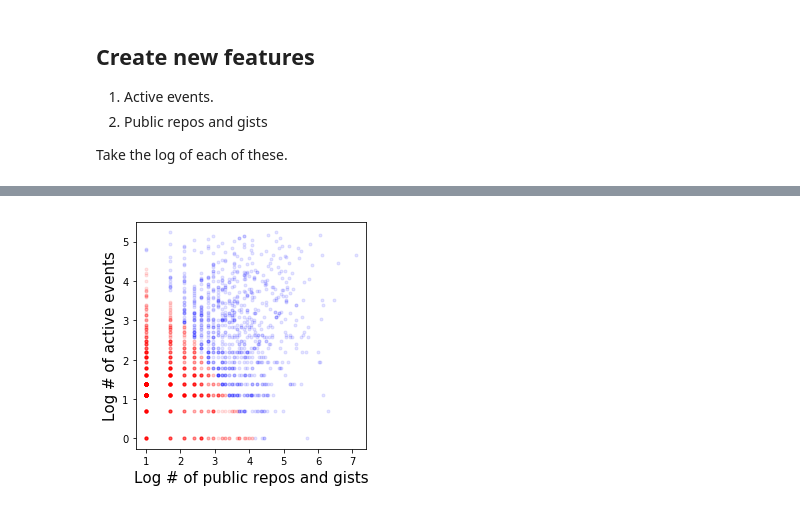
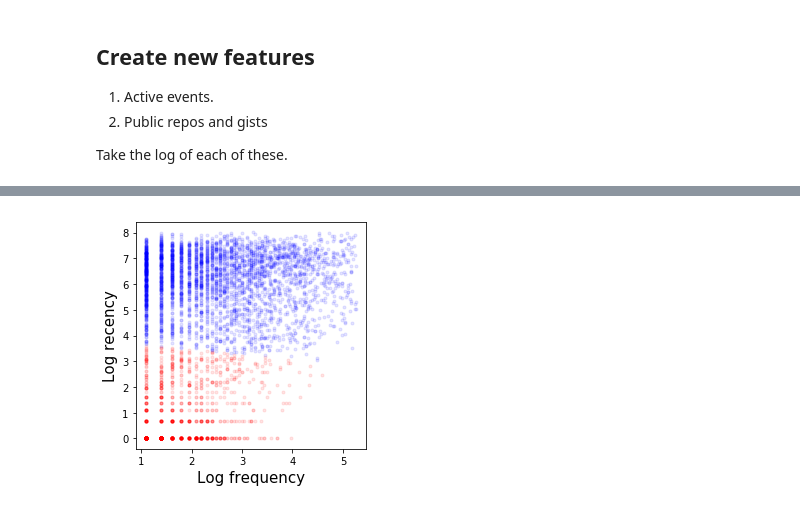
Before and after one commit to bps10/github-churn, a Jupyter notebook: Model_KMeans_segmentation.ipynb, the cells around one changed output, grey strips where cells are left out. Drawn from its saved outputs; the diff is of its cells as text; code cells hidden in the pictures.

```diff
--- a/Model_KMeans_segmentation.ipynb
+++ b/Model_KMeans_segmentation.ipynb
@@ -29,5 +29,5 @@ churn_data = _data.filter(_data.company == 0)
 
 Take the log of each of these.
 # %%
-churn_data = h.create_KMeans_features(churn_data)
+churn_data = h.create_KMeans_features(churn_data, False)
 # %%
@@ -88,19 +90,19 @@ predictions_df
 # %%
 fsize=15
 fig, ax = plt.subplots(1, 1, figsize=(4, 4))
 fig.set_tight_layout(True)
-nusers=2000
-ax.plot(predictions_df[:nusers].public_repos_gists.values[predictions_df[:nusers].high_low_user.values == 0],
-        predictions_df[:nusers].non_passive_events.values[predictions_df[:nusers].high_low_user.values == 0],
+nusers=5000
+ax.plot(predictions_df[:nusers].frequency.values[predictions_df[:nusers].high_low_user.values == 0],
+        predictions_df[:nusers].recency.values[predictions_df[:nusers].high_low_user.values == 0],
                'r.', alpha=0.1)
 
-ax.plot(predictions_df[:nusers].public_repos_gists.values[predictions_df[:nusers].high_low_user.values == 1],
-        predictions_df[:nusers].non_passive_events.values[predictions_df[:nusers].high_low_user.values == 1],
+ax.plot(predictions_df[:nusers].frequency.values[predictions_df[:nusers].high_low_user.values == 1],
+        predictions_df[:nusers].recency.values[predictions_df[:nusers].high_low_user.values == 1],
                'b.', alpha=0.1)
 
-ax.set_xlabel('Log # of public repos and gists', fontsize=fsize)
-ax.set_ylabel('Log # of active events', fontsize=fsize)
+ax.set_xlabel('Log frequency', fontsize=fsize)
+ax.set_ylabel('Log recency', fontsize=fsize)
 
 fig.savefig('figures/Kmeans_clustering.png')
 # %% [output]
-[figure, old version]
+[figure, new version]
```
Also changed, not shown: parts of 6 cells of this notebook, 6 other files.
